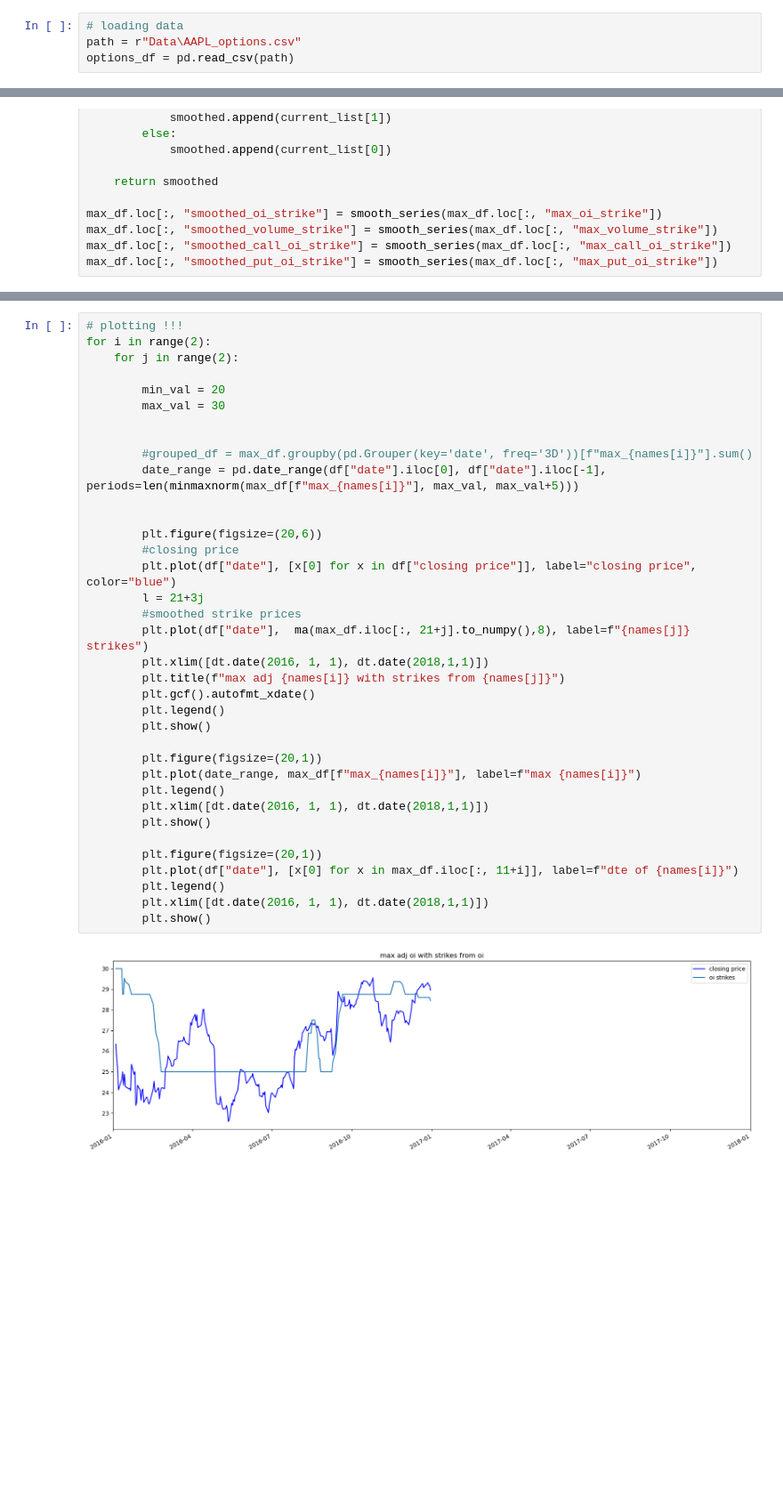
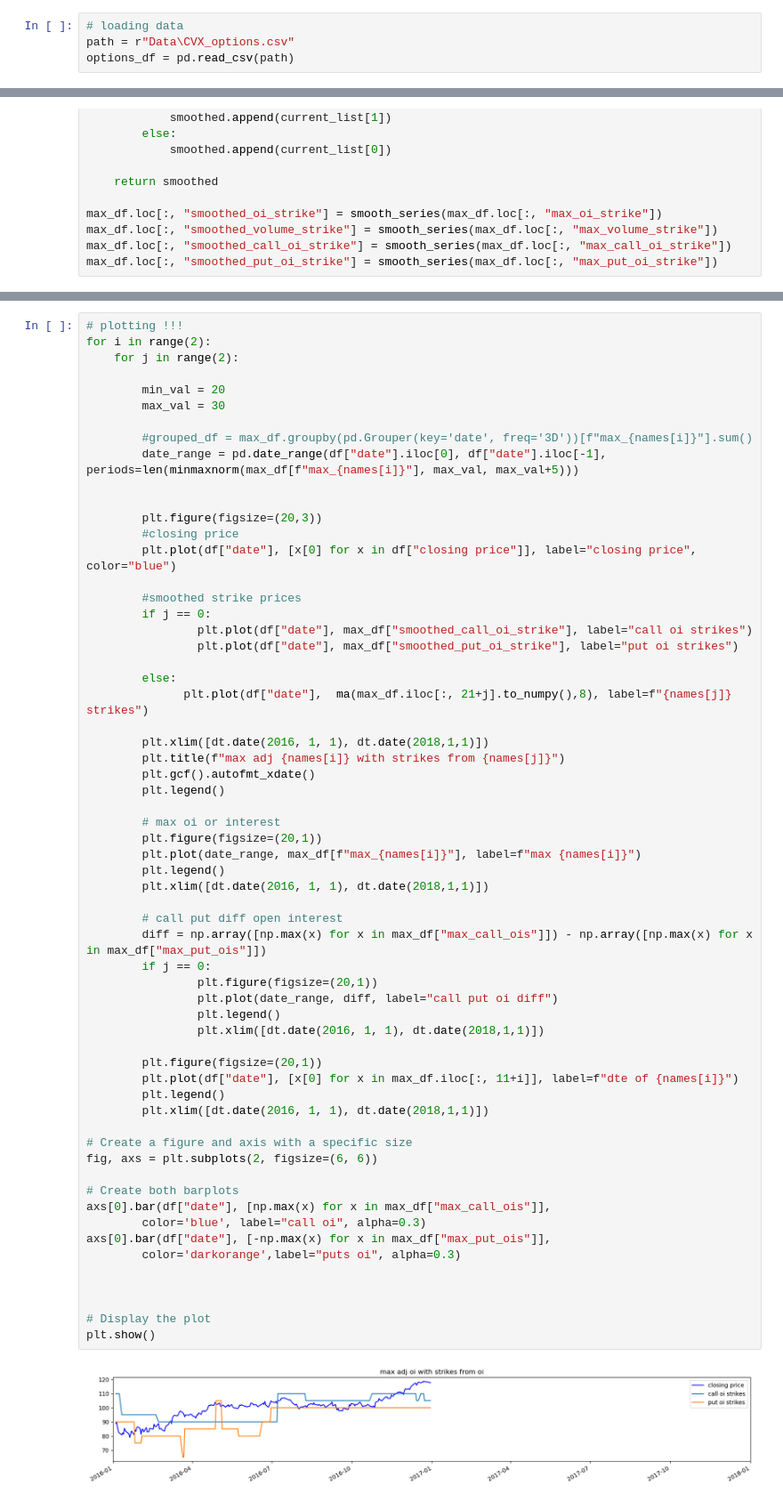
Before and after one commit to joeHollander/Quant_Finance, a Jupyter notebook: Options/DeltaHedgingPressure.ipynb, the cells around one changed output, grey strips where cells are left out. Shown at 89% size. Cells and saved outputs as stored; diff of their text form; blank space fills up the shorter version.

```diff
--- a/Options/DeltaHedgingPressure.ipynb
+++ b/Options/DeltaHedgingPressure.ipynb
@@ -10,7 +10,7 @@ import heapq
 np.warnings.filterwarnings('ignore', category=np.VisibleDeprecationWarning)
 # %%
 # loading data
-path = r"Data\AAPL_options.csv"
+path = r"Data\CVX_options.csv"
 options_df = pd.read_csv(path)
 # %%
 # creating mid price
@@ -289,38 +291,63 @@ for i in range(len(max_df.columns)):
 # %%
 # plotting !!!
 for i in range(2):
     for j in range(2):
 
         min_val = 20
         max_val = 30
 
-
         #grouped_df = max_df.groupby(pd.Grouper(key='date', freq='3D'))[f"max_{names[i]}"].sum()
         date_range = pd.date_range(df["date"].iloc[0], df["date"].iloc[-1], periods=len(minmaxnorm(max_df[f"max_{names[i]}"], max_val, max_val+5)))
 
 
-        plt.figure(figsize=(20,6))
+        plt.figure(figsize=(20,3))
         #closing price
         plt.plot(df["date"], [x[0] for x in df["closing price"]], label="closing price", color="blue")
-        l = 21+3j
+
         #smoothed strike prices
-        plt.plot(df["date"],  ma(max_df.iloc[:, 21+j].to_numpy(),8), label=f"{names[j]} strikes")
+        if j == 0:
+                plt.plot(df["date"], max_df["smoothed_call_oi_strike"], label="call oi strikes")
+                plt.plot(df["date"], max_df["smoothed_put_oi_strike"], label="put oi strikes")
+
+        else:
+              plt.plot(df["date"],  ma(max_df.iloc[:, 21+j].to_numpy(),8), label=f"{names[j]} strikes")
+
         plt.xlim([dt.date(2016, 1, 1), dt.date(2018,1,1)])
         plt.title(f"max adj {names[i]} with strikes from {names[j]}")
         plt.gcf().autofmt_xdate()
         plt.legend()
-        plt.show()
 
+        # max oi or interest
         plt.figure(figsize=(20,1))
         plt.plot(date_range, max_df[f"max_{names[i]}"], label=f"max {names[i]}")
         plt.legend()
         plt.xlim([dt.date(2016, 1, 1), dt.date(2018,1,1)])
-        plt.show()
+
+        # call put diff open interest
+        diff = np.array([np.max(x) for x in max_df["max_call_ois"]]) - np.array([np.max(x) for x in max_df["max_put_ois"]])
+        if j == 0:
+                plt.figure(figsize=(20,1))
+                plt.plot(date_range, diff, label="call put oi diff")
+                plt.legend()
+                plt.xlim([dt.date(2016, 1, 1), dt.date(2018,1,1)])
 
         plt.figure(figsize=(20,1))
         plt.plot(df["date"], [x[0] for x in max_df.iloc[:, 11+i]], label=f"dte of {names[i]}")
         plt.legend()
         plt.xlim([dt.date(2016, 1, 1), dt.date(2018,1,1)])
-        plt.show()
+
+# Create a figure and axis with a specific size
+fig, axs = plt.subplots(2, figsize=(6, 6))
+
+# Create both barplots
+axs[0].bar(df["date"], [np.max(x) for x in max_df["max_call_ois"]],
+        color='blue', label="call oi", alpha=0.3)
+axs[0].bar(df["date"], [-np.max(x) for x in max_df["max_put_ois"]],
+        color='darkorange',label="puts oi", alpha=0.3)
+
+
+
+# Display the plot
+plt.show()
 # %% [output]
-[figure, old version]
+[figure, new version]
```
Also changed, not shown: parts of 10 cells of this notebook.
